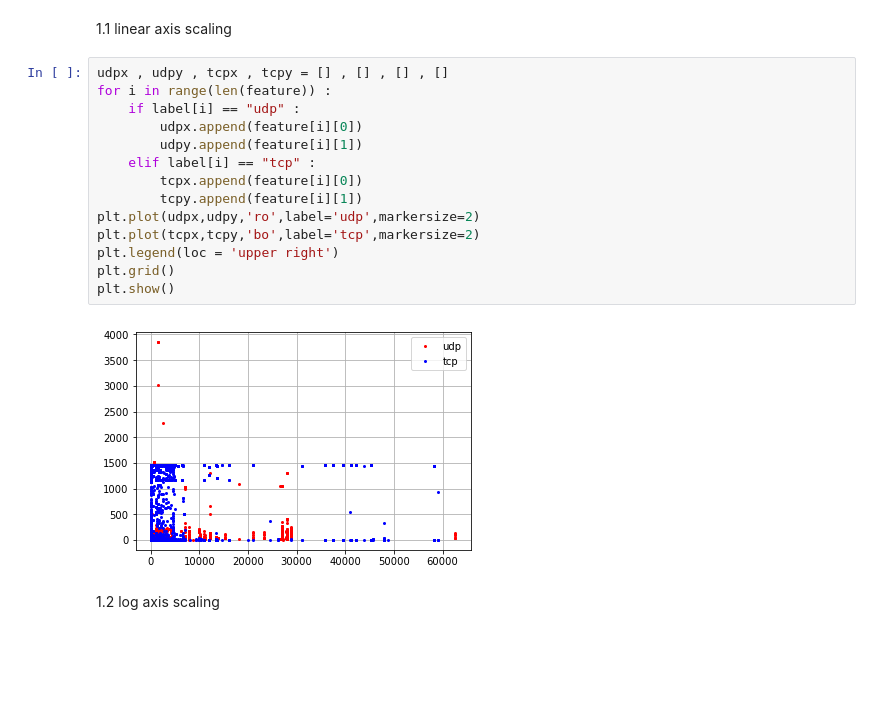
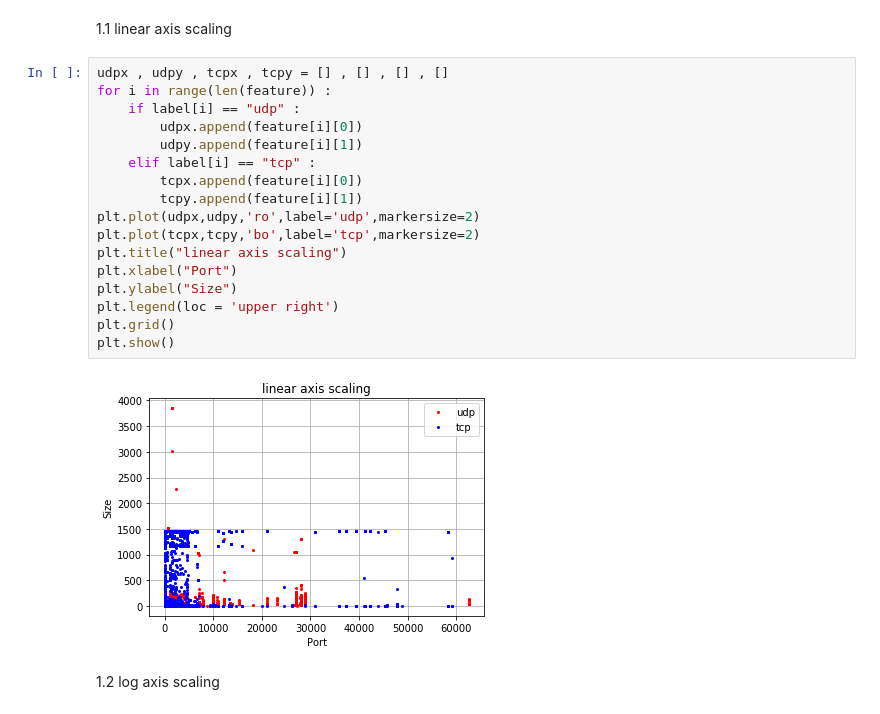
Before and after one commit to mike840203/ECEN-758-Fall-2018, a Jupyter notebook: HW6/HW6.ipynb, the cells around one changed output. Cells and saved outputs as stored; diff of their text form; blank space fills up the shorter version.

```diff
--- a/HW6/HW6.ipynb
+++ b/HW6/HW6.ipynb
@@ -18,19 +15,22 @@ label = np.array(data.drop(["Port", "Size"], axis = 1))
 # %%
 udpx , udpy , tcpx , tcpy = [] , [] , [] , []
 for i in range(len(feature)) :
     if label[i] == "udp" :
         udpx.append(feature[i][0])
         udpy.append(feature[i][1])
     elif label[i] == "tcp" :
         tcpx.append(feature[i][0])
         tcpy.append(feature[i][1])
 plt.plot(udpx,udpy,'ro',label='udp',markersize=2)
 plt.plot(tcpx,tcpy,'bo',label='tcp',markersize=2)
+plt.title("linear axis scaling")
+plt.xlabel("Port")
+plt.ylabel("Size")
 plt.legend(loc = 'upper right')
 plt.grid()
 plt.show()
 # %% [output]
-[figure, old version]
+[figure, new version]
 # %% [markdown]
 1.2 log axis scaling
 # %%
```
Also changed, not shown: parts of 9 cells of this notebook, 6 other files.
